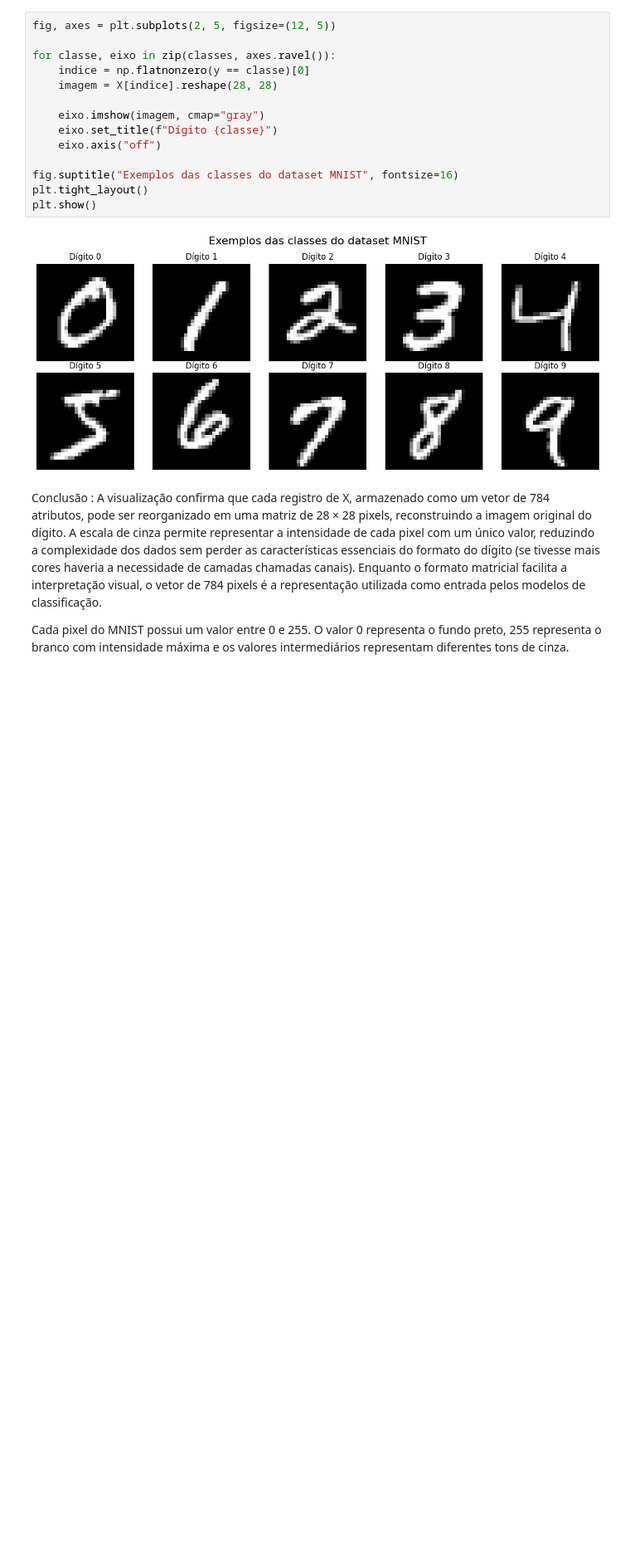
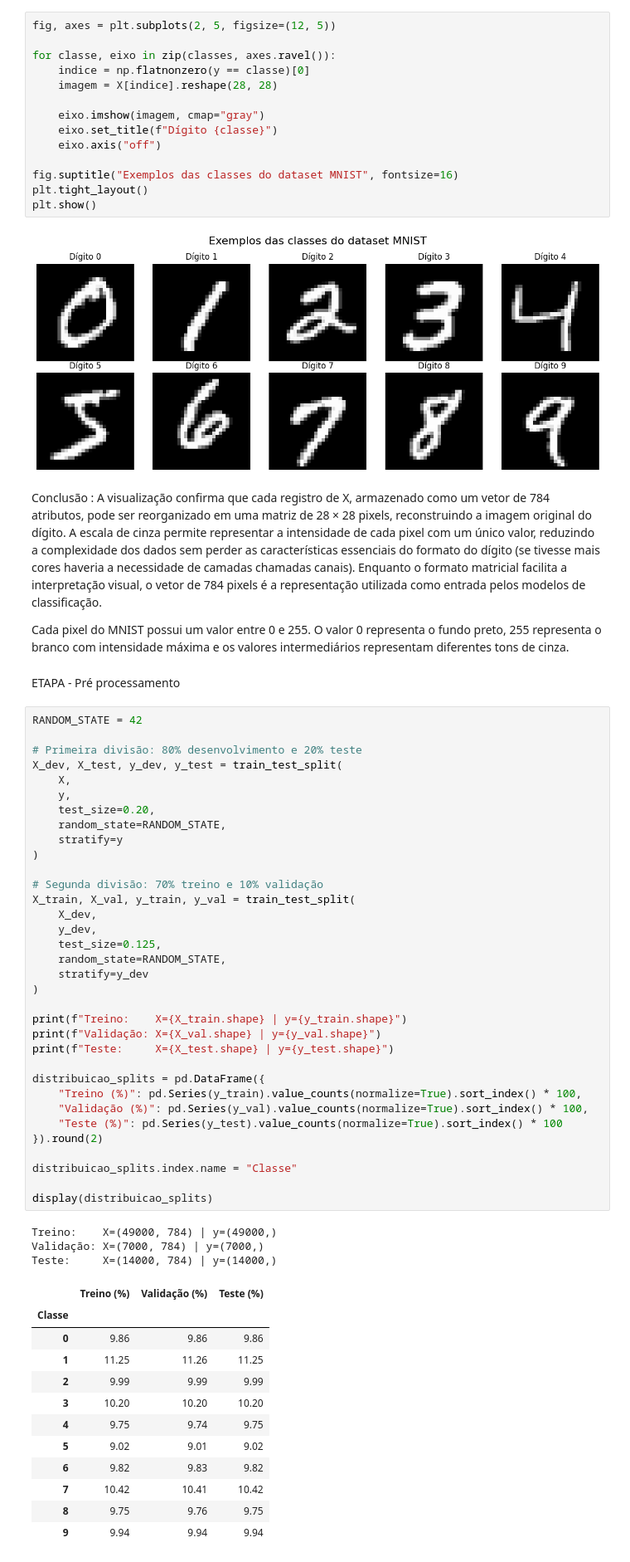
Before and after one commit to senapalm/classificador_de_digitos, a Jupyter notebook: classificador_de_digitos.ipynb, the cells around one changed output. Shown: that part at 83% size. Cells and saved outputs as stored; diff of their text form; blank space fills up the shorter version.

Commit message:
feat: adiciona divisão e normalização dos dados

```diff
--- a/classificador_de_digitos.ipynb
+++ b/classificador_de_digitos.ipynb
@@ -91,3 +92,55 @@ plt.show()
 Conclusão : A visualização confirma que cada registro de X, armazenado como um vetor de 784 atributos, pode ser reorganizado em uma matriz de 28 × 28 pixels, reconstruindo a imagem original do dígito. A escala de cinza permite representar a intensidade de cada pixel com um único valor, reduzindo a complexidade dos dados sem perder as características essenciais do formato do dígito (se tivesse mais cores haveria a necessidade de camadas chamadas canais). Enquanto o formato matricial facilita a interpretação visual, o vetor de 784 pixels é a representação utilizada como entrada pelos modelos de classificação.
 
 Cada pixel do MNIST possui um valor entre 0 e 255. O valor 0 representa o fundo preto, 255 representa o branco com intensidade máxima e os valores intermediários representam diferentes tons de cinza.
+# %% [markdown]
+ETAPA - Pré processamento
+# %%
+RANDOM_STATE = 42
+
+# Primeira divisão: 80% desenvolvimento e 20% teste
+X_dev, X_test, y_dev, y_test = train_test_split(
+    X,
+    y,
+    test_size=0.20,
+    random_state=RANDOM_STATE,
+    stratify=y
+)
+
+# Segunda divisão: 70% treino e 10% validação
+X_train, X_val, y_train, y_val = train_test_split(
+    X_dev,
+    y_dev,
+    test_size=0.125,
+    random_state=RANDOM_STATE,
+    stratify=y_dev
+)
+
+print(f"Treino:    X={X_train.shape} | y={y_train.shape}")
+print(f"Validação: X={X_val.shape} | y={y_val.shape}")
+print(f"Teste:     X={X_test.shape} | y={y_test.shape}")
+
+distribuicao_splits = pd.DataFrame({
+    "Treino (%)": pd.Series(y_train).value_counts(normalize=True).sort_index() * 100,
+    "Validação (%)": pd.Series(y_val).value_counts(normalize=True).sort_index() * 100,
+    "Teste (%)": pd.Series(y_test).value_counts(normalize=True).sort_index() * 100
+}).round(2)
+
+distribuicao_splits.index.name = "Classe"
+
+display(distribuicao_splits)
+# %% [output]
+Treino:    X=(49000, 784) | y=(49000,)
+Validação: X=(7000, 784) | y=(7000,)
+Teste:     X=(14000, 784) | y=(14000,)
+|  | Treino (%) | Validação (%) | Teste (%) |
+| Classe |  |  |  |
+| 0 | 9.86 | 9.86 | 9.86 |
+| 1 | 11.25 | 11.26 | 11.25 |
+| 2 | 9.99 | 9.99 | 9.99 |
+| 3 | 10.20 | 10.20 | 10.20 |
+| 4 | 9.75 | 9.74 | 9.75 |
+| 5 | 9.02 | 9.01 | 9.02 |
+| 6 | 9.82 | 9.83 | 9.82 |
+| 7 | 10.42 | 10.41 | 10.42 |
+| 8 | 9.75 | 9.76 | 9.75 |
+| 9 | 9.94 | 9.94 | 9.94 |
```
Also changed, not shown: parts of 4 cells of this notebook.
